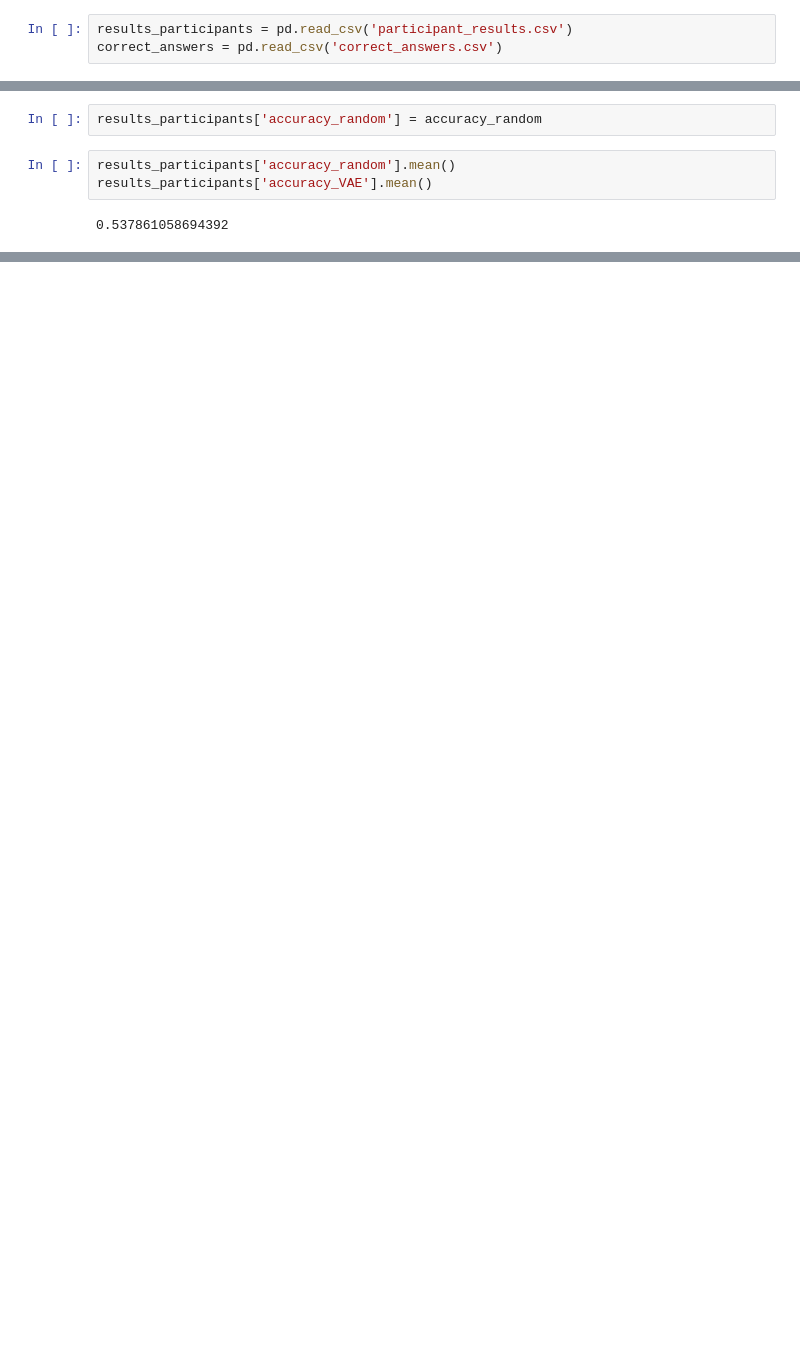
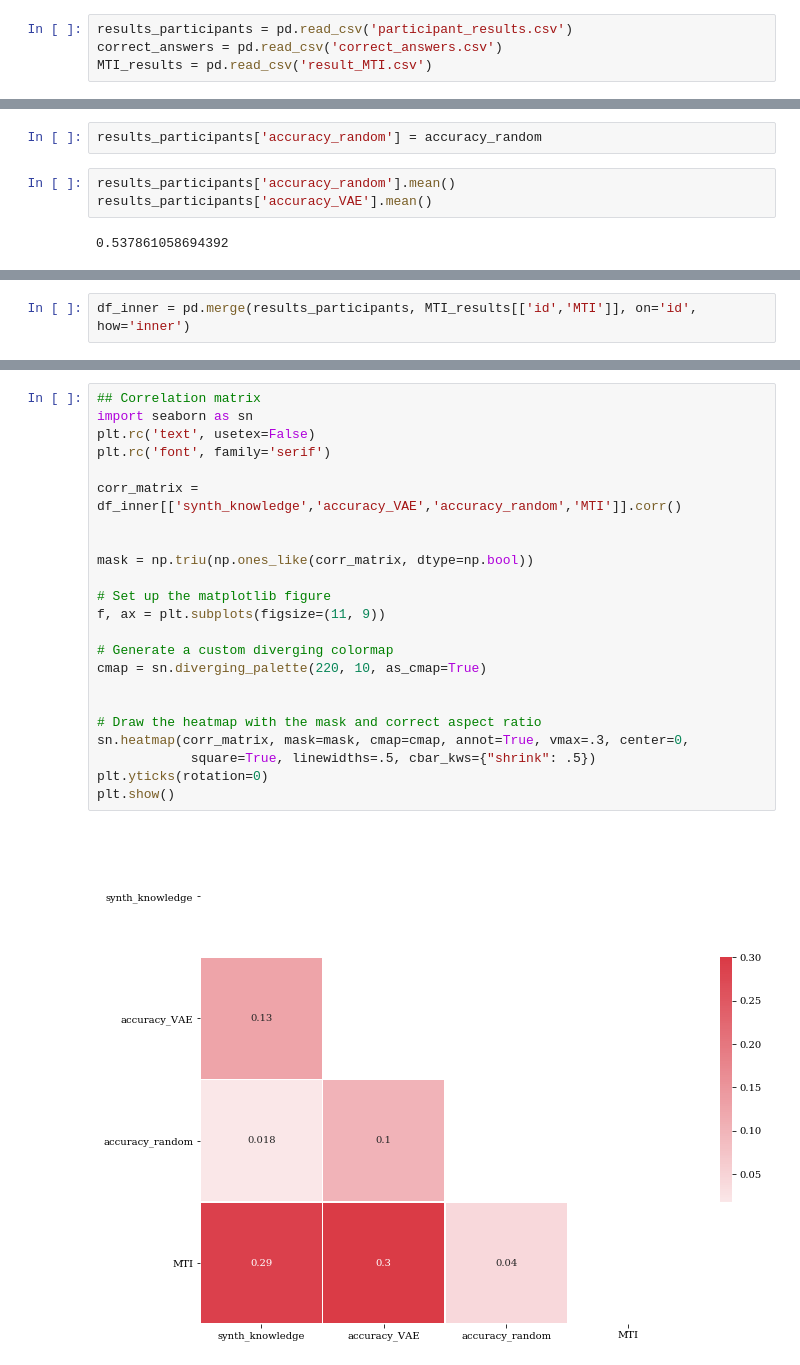
Before and after one commit to LoeveW/ANMC_group3, a Jupyter notebook: ExperimentDataAnalysis/discriminability_results/results_jeroen.ipynb, the cells around one changed output, grey strips where cells are left out. Cells and saved outputs as stored; diff of their text form; blank space fills up the shorter version.

Commit message:
added correlation matrix

```diff
--- a/ExperimentDataAnalysis/discriminability_results/results_jeroen.ipynb
+++ b/ExperimentDataAnalysis/discriminability_results/results_jeroen.ipynb
@@ -9,6 +9,7 @@ plt.rc('font', family='serif')
 # %%
 results_participants = pd.read_csv('participant_results.csv')
 correct_answers = pd.read_csv('correct_answers.csv')
+MTI_results = pd.read_csv('result_MTI.csv')
 # %%
 accuracy_VAE = []
 for i in range(results_participants.shape[0]):
@@ -59,0 +80,2 @@ plt.show()
+# %%
+df_inner = pd.merge(results_participants, MTI_results[['id','MTI']], on='id', how='inner')
@@ -59,0 +97,25 @@ plt.show()
+# %%
+## Correlation matrix
+import seaborn as sn
+plt.rc('text', usetex=False)
+plt.rc('font', family='serif')
+
+corr_matrix = df_inner[['synth_knowledge','accuracy_VAE','accuracy_random','MTI']].corr()
+
+
+mask = np.triu(np.ones_like(corr_matrix, dtype=np.bool))
+
+# Set up the matplotlib figure
+f, ax = plt.subplots(figsize=(11, 9))
+
+# Generate a custom diverging colormap
+cmap = sn.diverging_palette(220, 10, as_cmap=True)
+
+
+# Draw the heatmap with the mask and correct aspect ratio
+sn.heatmap(corr_matrix, mask=mask, cmap=cmap, annot=True, vmax=.3, center=0,
+            square=True, linewidths=.5, cbar_kws={"shrink": .5})
+plt.yticks(rotation=0)
+plt.show()
+# %% [output]
+[figure, added]
```
Also changed, not shown: parts of 6 cells of this notebook, 3 other files.
